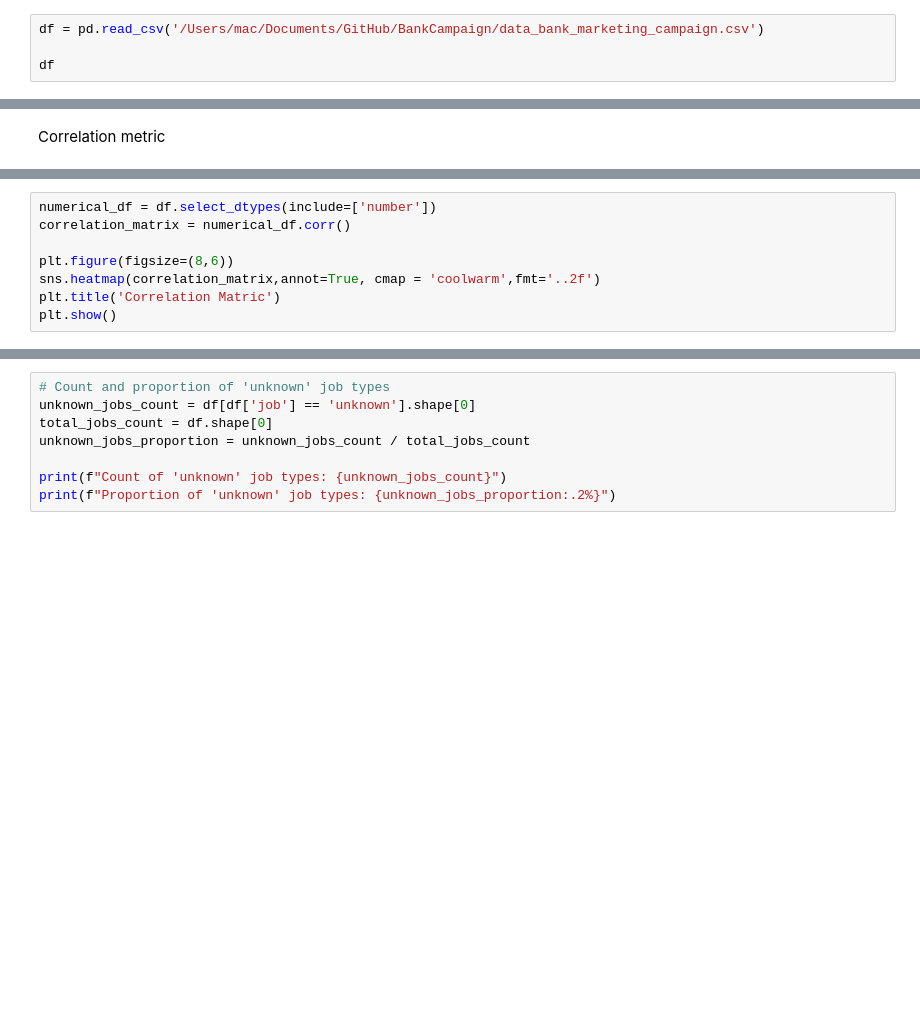
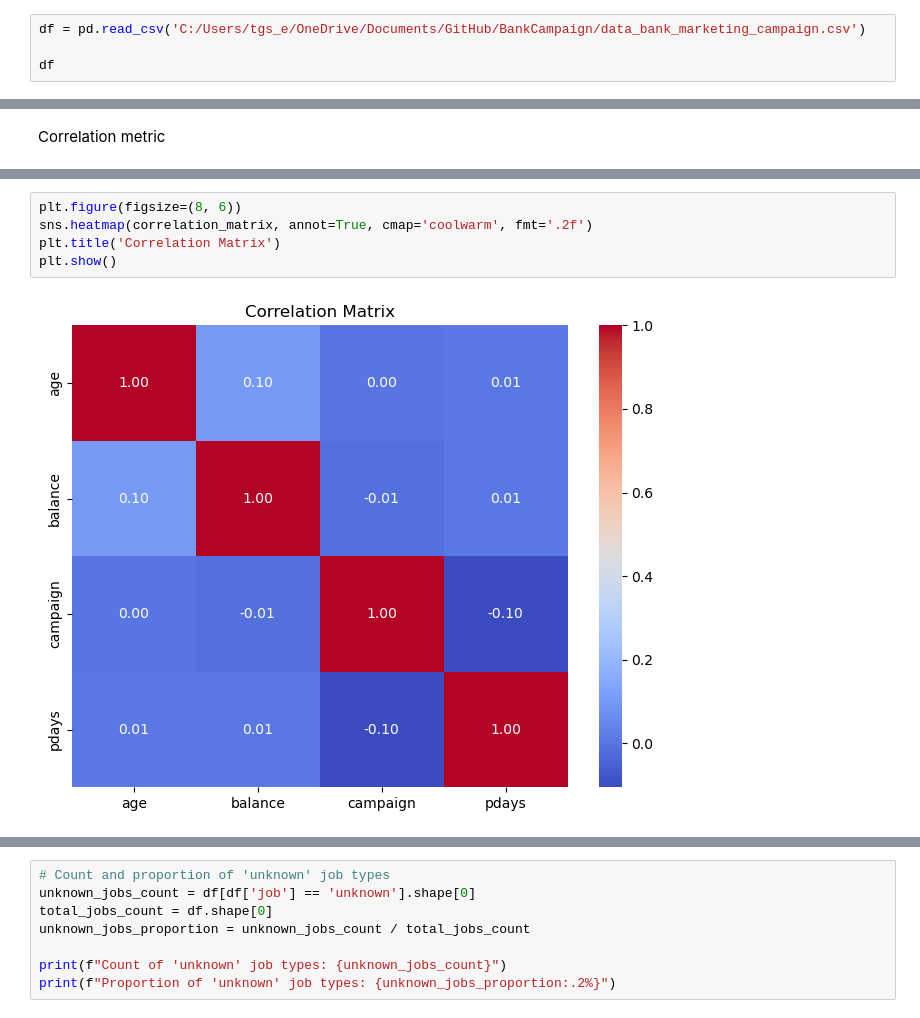
Before and after one commit to tdarum/BankCampaign, a Jupyter notebook: Capstone Project Module 3 Theresia.ipynb, the cells around one changed output, grey strips where cells are left out. Saved outputs shown, nothing was run; the diff lists cells and outputs as text; blank space fills up the shorter version.

```diff
--- a/Capstone Project Module 3 Theresia.ipynb
+++ b/Capstone Project Module 3 Theresia.ipynb
@@ -188,7 +184,7 @@ The steps applied in this project will include but are not limited to these high
     - Interpret the model's predictions (feature importance for tree-based models)
     - Provide actionable business insights on which factors influence the likelihood of subscribing to a term deposit
 # %%
-df = pd.read_csv('/Users/mac/Documents/GitHub/BankCampaign/data_bank_marketing_campaign.csv')
+df = pd.read_csv('C:/Users/tgs_e/OneDrive/Documents/GitHub/BankCampaign/data_bank_marketing_campaign.csv')
 
 df
 # %% [output]
@@ -526,8 +522,7 @@ Correlation metric
 # %%
-numerical_df = df.select_dtypes(include=['number'])
-correlation_matrix = numerical_df.corr()
-
-plt.figure(figsize=(8,6))
-sns.heatmap(correlation_matrix,annot=True, cmap = 'coolwarm',fmt='..2f')
-plt.title('Correlation Matric')
+plt.figure(figsize=(8, 6))
+sns.heatmap(correlation_matrix, annot=True, cmap='coolwarm', fmt='.2f')
+plt.title('Correlation Matrix')
 plt.show()
+# %% [output]
+[figure, added]
```
Also changed, not shown: parts of 10 cells of this notebook.
